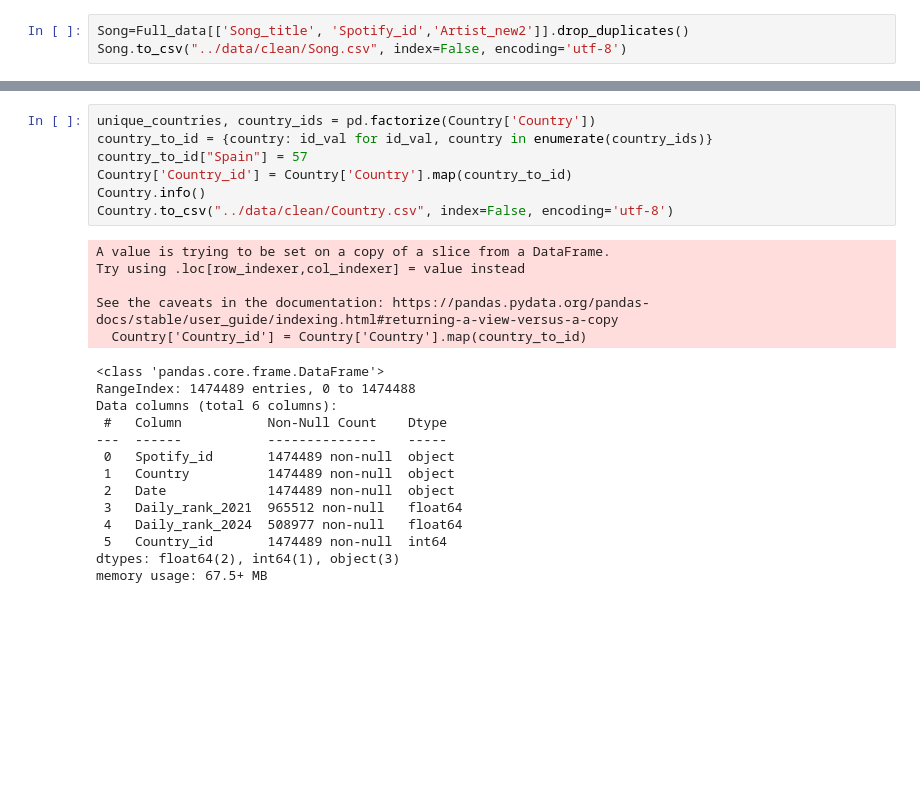
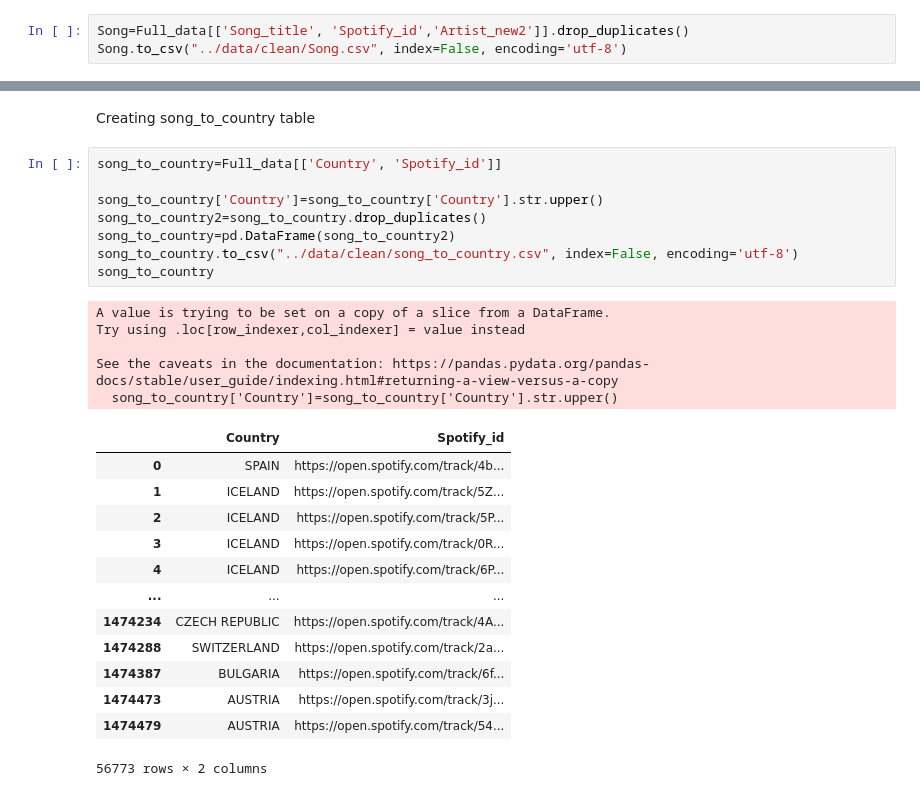
Before and after one commit to JesusB11/mid_project, a Jupyter notebook: notebooks/jesus.ipynb, the cells around one changed output, grey strips where cells are left out. Drawn from its saved outputs; the diff is of its cells as text; blank space fills up the shorter version.

```diff
--- a/notebooks/jesus.ipynb
+++ b/notebooks/jesus.ipynb
@@ -114,29 +127,32 @@ Country.to_csv("../data/clean/Country.csv", index=False, encoding='utf-8')
-# %%
-unique_countries, country_ids = pd.factorize(Country['Country'])
-country_to_id = {country: id_val for id_val, country in enumerate(country_ids)}
-country_to_id["Spain"] = 57
-Country['Country_id'] = Country['Country'].map(country_to_id)
-Country.info()
-Country.to_csv("../data/clean/Country.csv", index=False, encoding='utf-8')
-# %% [output]
-A value is trying to be set on a copy of a slice from a DataFrame.
-Try using .loc[row_indexer,col_indexer] = value instead
-
-See the caveats in the documentation: https://pandas.pydata.org/pandas-docs/stable/user_guide/indexing.html#returning-a-view-versus-a-copy
-  Country['Country_id'] = Country['Country'].map(country_to_id)
-<class 'pandas.core.frame.DataFrame'>
-RangeIndex: 1474489 entries, 0 to 1474488
-Data columns (total 6 columns):
- #   Column           Non-Null Count    Dtype
----  ------           --------------    -----
- 0   Spotify_id       1474489 non-null  object
- 1   Country          1474489 non-null  object
- 2   Date             1474489 non-null  object
- 3   Daily_rank_2021  965512 non-null   float64
- 4   Daily_rank_2024  508977 non-null   float64
- 5   Country_id       1474489 non-null  int64
-dtypes: float64(2), int64(1), object(3)
-memory usage: 67.5+ MB
+# %% [markdown]
+Creating song_to_country table
+# %%
+song_to_country=Full_data[['Country', 'Spotify_id']]
+
+song_to_country['Country']=song_to_country['Country'].str.upper()
+song_to_country2=song_to_country.drop_duplicates()
+song_to_country=pd.DataFrame(song_to_country2)
+song_to_country.to_csv("../data/clean/song_to_country.csv", index=False, encoding='utf-8')
+song_to_country
+# %% [output]
+A value is trying to be set on a copy of a slice from a DataFrame.
+Try using .loc[row_indexer,col_indexer] = value instead
+
+See the caveats in the documentation: https://pandas.pydata.org/pandas-docs/stable/user_guide/indexing.html#returning-a-view-versus-a-copy
+  song_to_country['Country']=song_to_country['Country'].str.upper()
+|  | Country | Spotify_id |
+| 0 | SPAIN | https://open.spotify.com/track/4b... |
+| 1 | ICELAND | https://open.spotify.com/track/5Z... |
+| 2 | ICELAND | https://open.spotify.com/track/5P... |
+| 3 | ICELAND | https://open.spotify.com/track/0R... |
+| 4 | ICELAND | https://open.spotify.com/track/6P... |
+| ... | ... | ... |
+| 1474234 | CZECH REPUBLIC | https://open.spotify.com/track/4A... |
+| 1474288 | SWITZERLAND | https://open.spotify.com/track/2a... |
+| 1474387 | BULGARIA | https://open.spotify.com/track/6f... |
+| 1474473 | AUSTRIA | https://open.spotify.com/track/3j... |
+| 1474479 | AUSTRIA | https://open.spotify.com/track/54... |
+56773 rows × 2 columns
 # %%
 country_to_Song= Country[['Country_id', 'Spotify_id']]
 unique_countries, country_ids = pd.factorize(country_to_Song['Spotify_id'])
```
Also changed, not shown: parts of 8 cells of this notebook, 2 other files.
